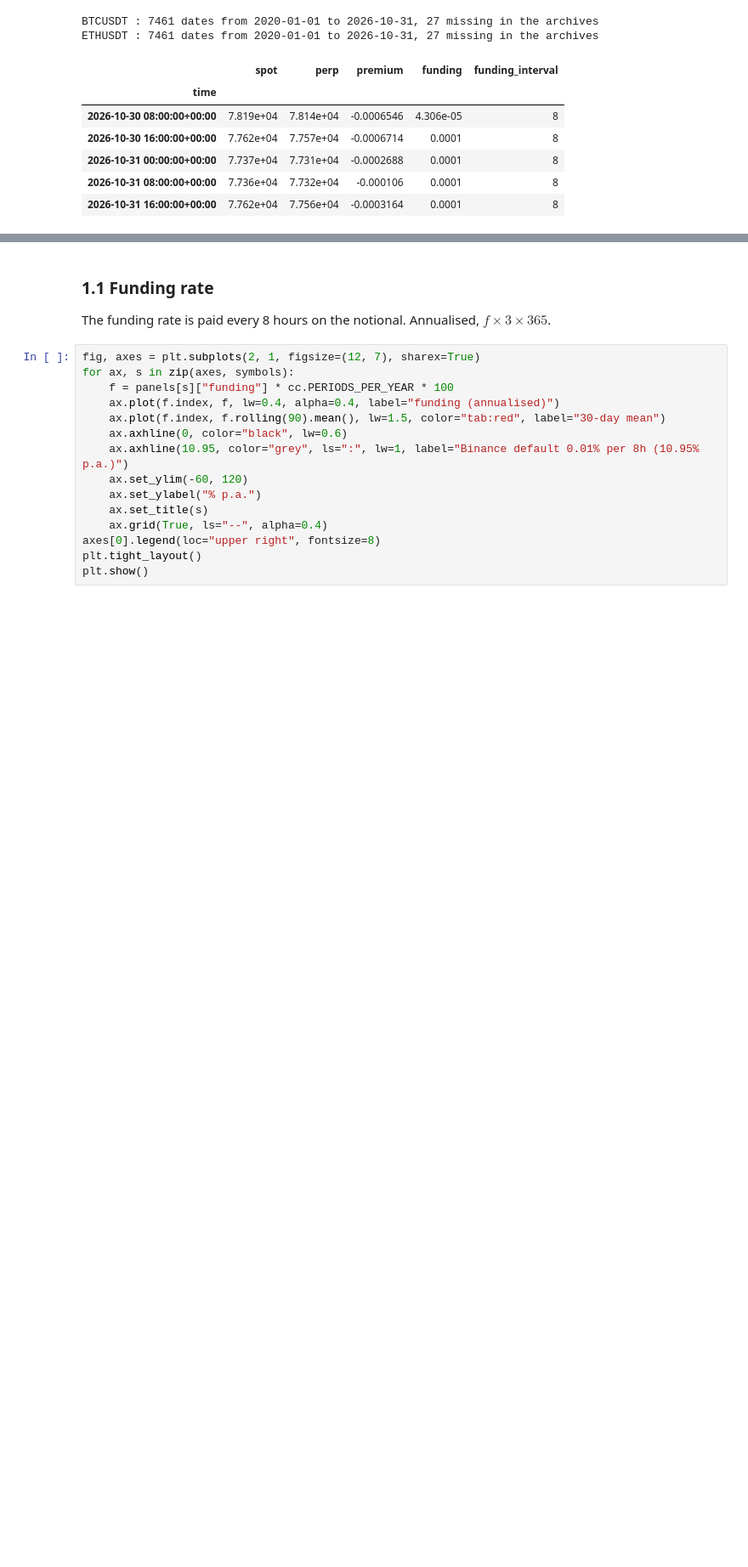
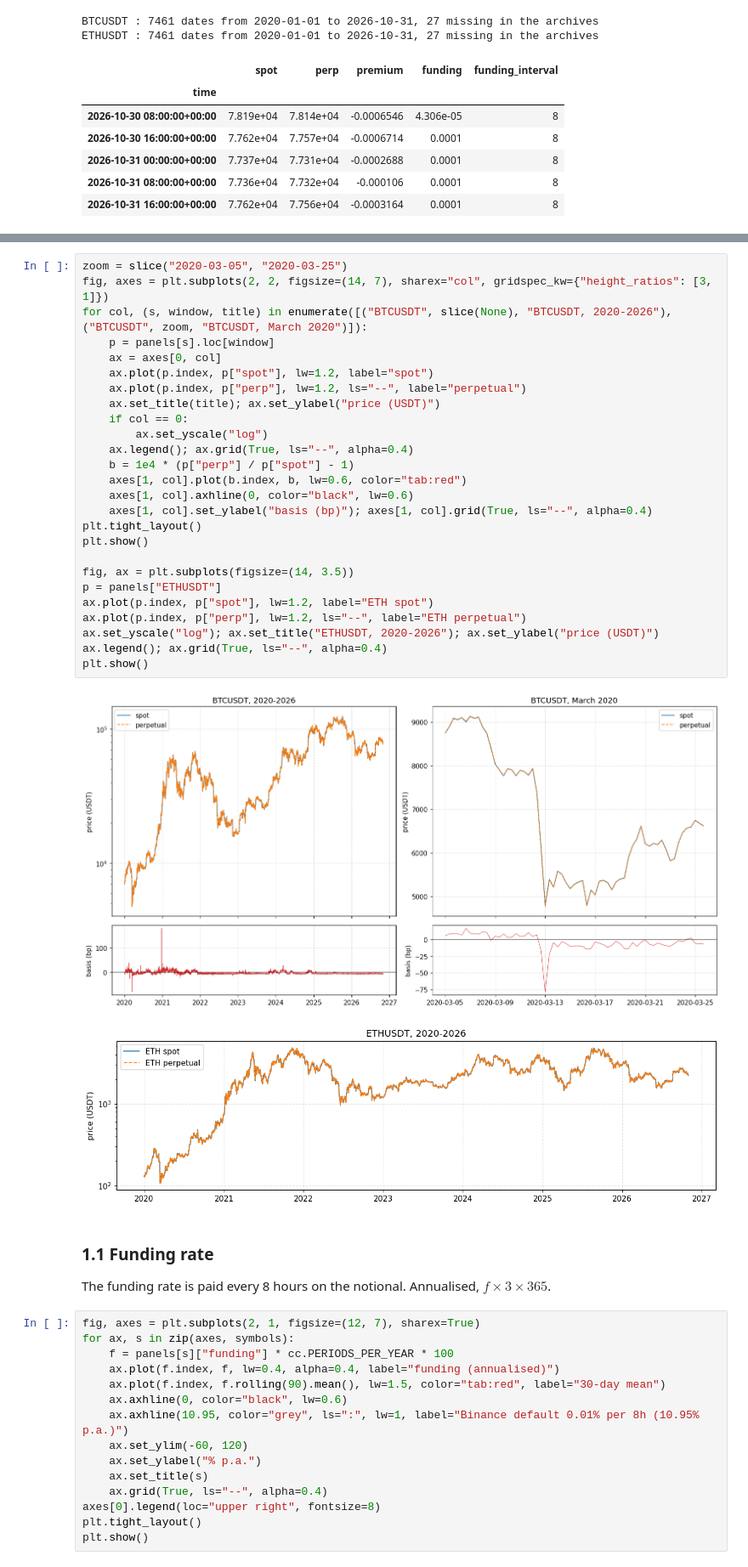
Before and after one commit to bengueddalauzonelias/portfolio, a Jupyter notebook: strategy/cash_and_carry.ipynb, the cells around one changed output, grey strips where cells are left out. Shown at 85% size. Cells and saved outputs as stored; diff of their text form; blank space fills up the shorter version.

```diff
--- a/strategy/cash_and_carry.ipynb
+++ b/strategy/cash_and_carry.ipynb
@@ -43,3 +47,32 @@ ETHUSDT : 7461 dates from 2020-01-01 to 2026-10-31, 27 missing in the archives
+# %%
+zoom = slice("2020-03-05", "2020-03-25")
+fig, axes = plt.subplots(2, 2, figsize=(14, 7), sharex="col", gridspec_kw={"height_ratios": [3, 1]})
+for col, (s, window, title) in enumerate([("BTCUSDT", slice(None), "BTCUSDT, 2020-2026"), ("BTCUSDT", zoom, "BTCUSDT, March 2020")]):
+    p = panels[s].loc[window]
+    ax = axes[0, col]
+    ax.plot(p.index, p["spot"], lw=1.2, label="spot")
+    ax.plot(p.index, p["perp"], lw=1.2, ls="--", label="perpetual")
+    ax.set_title(title); ax.set_ylabel("price (USDT)")
+    if col == 0:
+        ax.set_yscale("log")
+    ax.legend(); ax.grid(True, ls="--", alpha=0.4)
+    b = 1e4 * (p["perp"] / p["spot"] - 1)
+    axes[1, col].plot(b.index, b, lw=0.6, color="tab:red")
+    axes[1, col].axhline(0, color="black", lw=0.6)
+    axes[1, col].set_ylabel("basis (bp)"); axes[1, col].grid(True, ls="--", alpha=0.4)
+plt.tight_layout()
+plt.show()
+
+fig, ax = plt.subplots(figsize=(14, 3.5))
+p = panels["ETHUSDT"]
+ax.plot(p.index, p["spot"], lw=1.2, label="ETH spot")
+ax.plot(p.index, p["perp"], lw=1.2, ls="--", label="ETH perpetual")
+ax.set_yscale("log"); ax.set_title("ETHUSDT, 2020-2026"); ax.set_ylabel("price (USDT)")
+ax.legend(); ax.grid(True, ls="--", alpha=0.4)
+plt.show()
+# %% [output]
+[figure, added]
+[figure, added]
 # %% [markdown]
 ### 1.1 Funding rate
 
```
Also changed, not shown: parts of 1 cell of this notebook.
